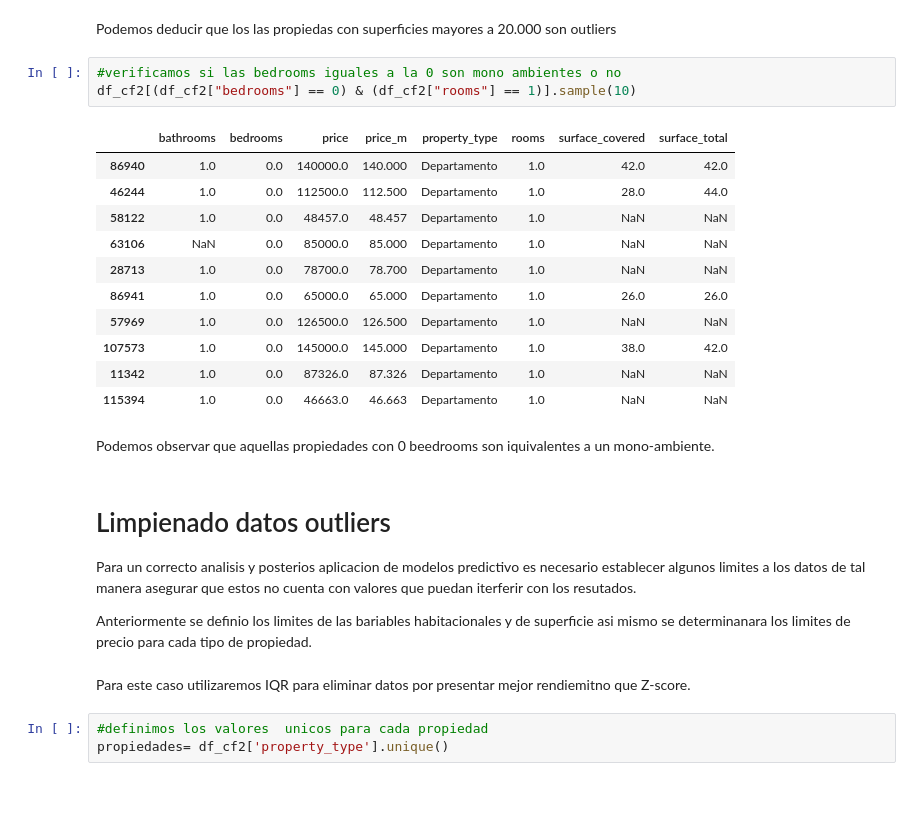
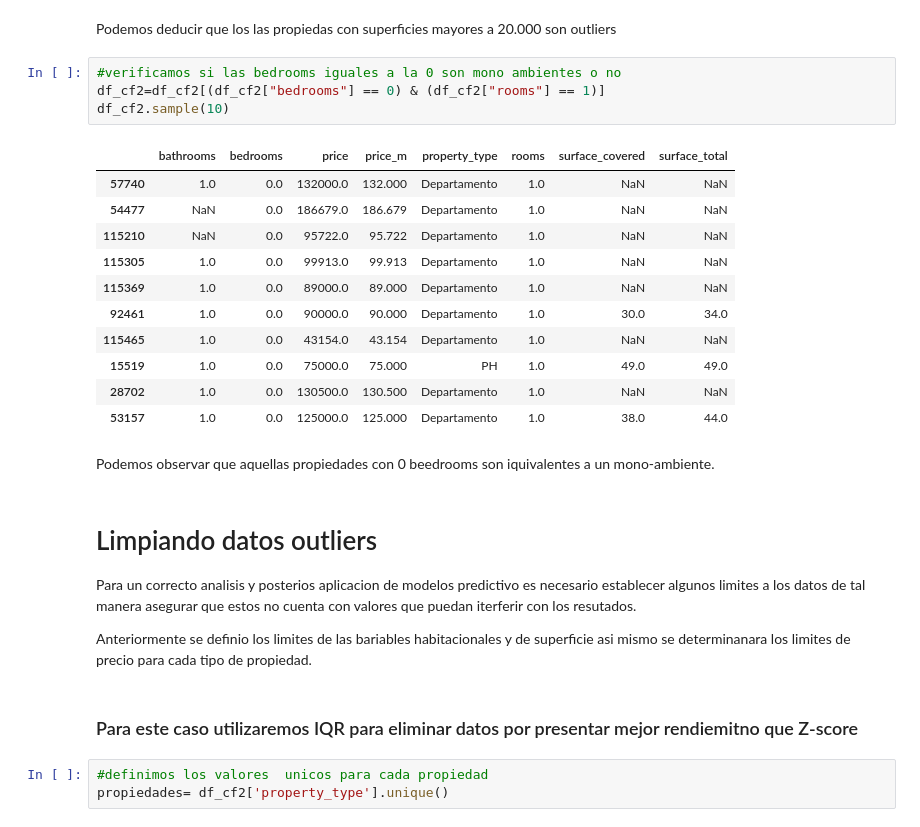
Before and after one commit to leobrandoon/house_price_prediction, a Jupyter notebook: LeonardoGonzalez_Proyecto_01.ipynb, the cells around one changed output. Drawn from its saved outputs; the diff is of its cells as text; blank space fills up the shorter version.

```diff
--- a/LeonardoGonzalez_Proyecto_01.ipynb
+++ b/LeonardoGonzalez_Proyecto_01.ipynb
@@ -368,29 +384,30 @@ plt.show()
 Podemos deducir que los las propiedas con superficies mayores a 20.000 son outliers
 # %%
 #verificamos si las bedrooms iguales a la 0 son mono ambientes o no
-df_cf2[(df_cf2["bedrooms"] == 0) & (df_cf2["rooms"] == 1)].sample(10)
+df_cf2=df_cf2[(df_cf2["bedrooms"] == 0) & (df_cf2["rooms"] == 1)]
+df_cf2.sample(10)
 # %% [output]
 |  | bathrooms | bedrooms | price | price_m | property_type | rooms | surface_covered | surface_total |
-| 86940 | 1.0 | 0.0 | 140000.0 | 140.000 | Departamento | 1.0 | 42.0 | 42.0 |
-| 46244 | 1.0 | 0.0 | 112500.0 | 112.500 | Departamento | 1.0 | 28.0 | 44.0 |
-| 58122 | 1.0 | 0.0 | 48457.0 | 48.457 | Departamento | 1.0 | NaN | NaN |
-| 63106 | NaN | 0.0 | 85000.0 | 85.000 | Departamento | 1.0 | NaN | NaN |
-| 28713 | 1.0 | 0.0 | 78700.0 | 78.700 | Departamento | 1.0 | NaN | NaN |
-| 86941 | 1.0 | 0.0 | 65000.0 | 65.000 | Departamento | 1.0 | 26.0 | 26.0 |
-| 57969 | 1.0 | 0.0 | 126500.0 | 126.500 | Departamento | 1.0 | NaN | NaN |
-| 107573 | 1.0 | 0.0 | 145000.0 | 145.000 | Departamento | 1.0 | 38.0 | 42.0 |
-| 11342 | 1.0 | 0.0 | 87326.0 | 87.326 | Departamento | 1.0 | NaN | NaN |
-| 115394 | 1.0 | 0.0 | 46663.0 | 46.663 | Departamento | 1.0 | NaN | NaN |
+| 57740 | 1.0 | 0.0 | 132000.0 | 132.000 | Departamento | 1.0 | NaN | NaN |
+| 54477 | NaN | 0.0 | 186679.0 | 186.679 | Departamento | 1.0 | NaN | NaN |
+| 115210 | NaN | 0.0 | 95722.0 | 95.722 | Departamento | 1.0 | NaN | NaN |
+| 115305 | 1.0 | 0.0 | 99913.0 | 99.913 | Departamento | 1.0 | NaN | NaN |
+| 115369 | 1.0 | 0.0 | 89000.0 | 89.000 | Departamento | 1.0 | NaN | NaN |
+| 92461 | 1.0 | 0.0 | 90000.0 | 90.000 | Departamento | 1.0 | 30.0 | 34.0 |
+| 115465 | 1.0 | 0.0 | 43154.0 | 43.154 | Departamento | 1.0 | NaN | NaN |
+| 15519 | 1.0 | 0.0 | 75000.0 | 75.000 | PH | 1.0 | 49.0 | 49.0 |
+| 28702 | 1.0 | 0.0 | 130500.0 | 130.500 | Departamento | 1.0 | NaN | NaN |
+| 53157 | 1.0 | 0.0 | 125000.0 | 125.000 | Departamento | 1.0 | 38.0 | 44.0 |
 # %% [markdown]
 Podemos observar que aquellas propiedades con 0 beedrooms son iquivalentes a un mono-ambiente.
 # %% [markdown]
-# Limpienado datos outliers
+# Limpiando datos outliers
 
 Para un correcto analisis y posterios aplicacion de modelos predictivo es necesario establecer algunos limites a los datos de tal manera asegurar que estos no cuenta con valores que puedan iterferir con los resutados.
 
 Anteriormente se definio los limites de las bariables habitacionales y de superficie asi mismo se determinanara los limites de precio para cada tipo de propiedad.
 # %% [markdown]
-Para este caso utilizaremos IQR para eliminar datos por presentar mejor rendiemitno que Z-score.
+<h3>Para este caso utilizaremos IQR para eliminar datos por presentar mejor rendiemitno que Z-score</h3>
 # %%
 #definimos los valores  unicos para cada propiedad
 propiedades= df_cf2['property_type'].unique()
```
Also changed, not shown: parts of 12 cells of this notebook.
